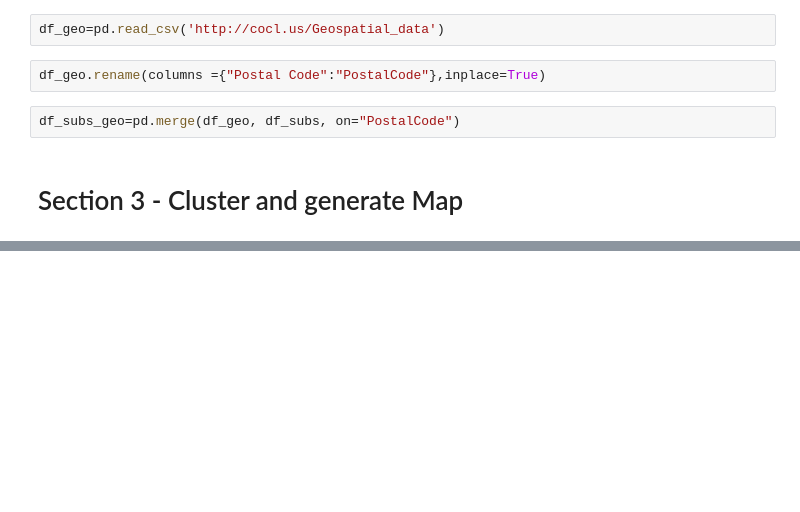
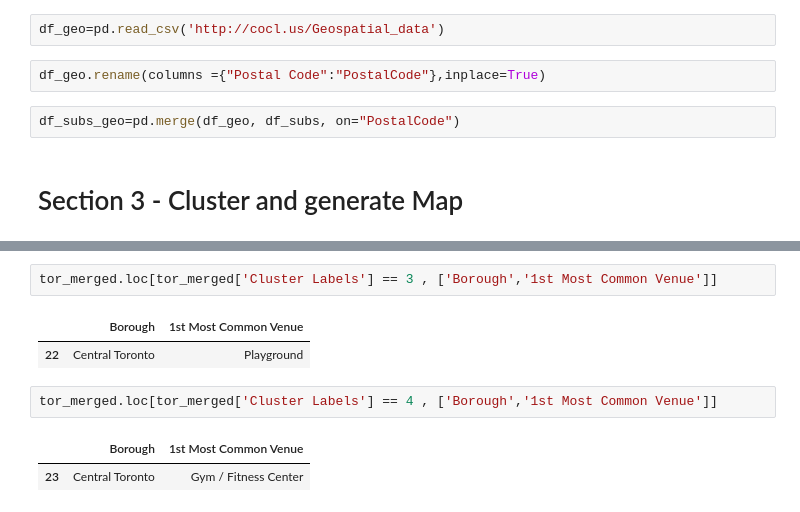
Before and after one commit to 74FtkA/Capstone_Coursera, a Jupyter notebook: Capstone-Week3.ipynb, the cells around one changed output, grey strips where cells are left out. Saved outputs shown, nothing was run; the diff lists cells and outputs as text; blank space fills up the shorter version.

```diff
--- a/Capstone-Week3.ipynb
+++ b/Capstone-Week3.ipynb
@@ -107,0 +256,10 @@ manhattan_merged.head() # check the last columns!
+# %%
+tor_merged.loc[tor_merged['Cluster Labels'] == 3 , ['Borough','1st Most Common Venue']]
+# %% [output]
+|  | Borough | 1st Most Common Venue |
+| 22 | Central Toronto | Playground |
+# %%
+tor_merged.loc[tor_merged['Cluster Labels'] == 4 , ['Borough','1st Most Common Venue']]
+# %% [output]
+|  | Borough | 1st Most Common Venue |
+| 23 | Central Toronto | Gym / Fitness Center |
```
Also changed, not shown: parts of 19 cells of this notebook.
